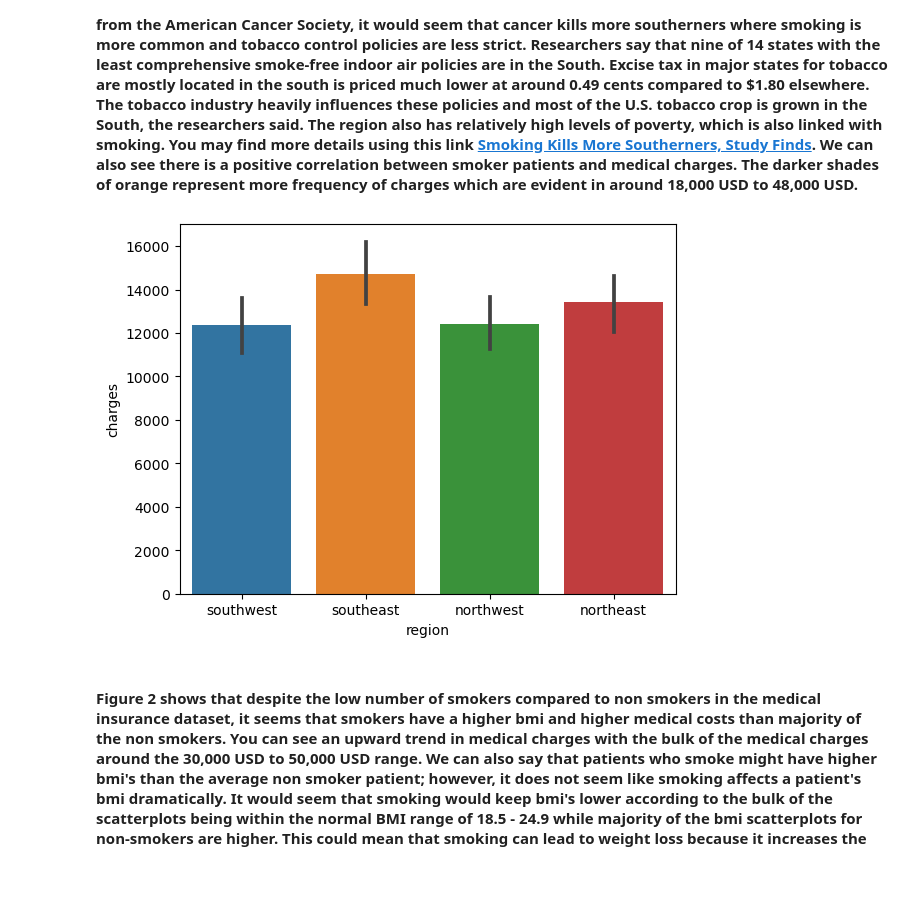
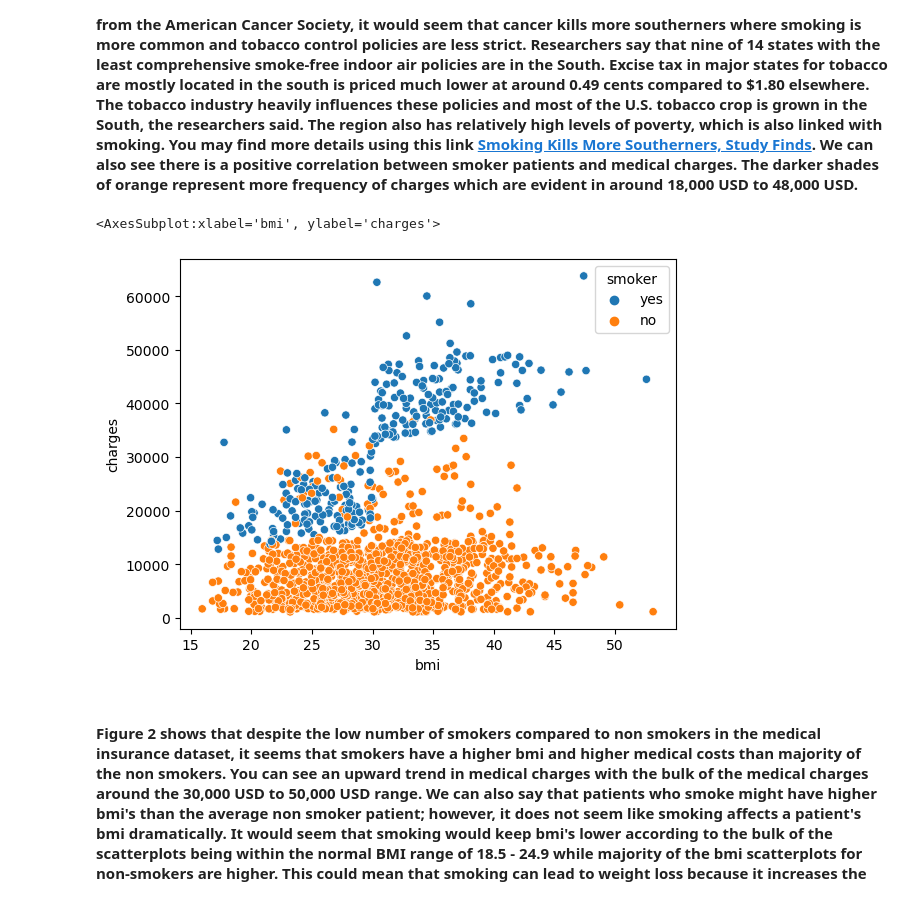
Before and after one commit to ubco-W2022T1-cosc301/project-group44, a Jupyter notebook: notebooks/analysis1.ipynb, the cells around one changed output. Saved outputs shown, nothing was run; the diff lists cells and outputs as text; code cells hidden in the pictures.

```diff
--- a/notebooks/analysis1.ipynb
+++ b/notebooks/analysis1.ipynb
@@ -274,10 +276,13 @@ Text(0.5, 1.0, 'Figure 1: Medical charge correspondence with Regions in the Unit
 # %% [markdown]
 #### Figure 1 shows that the majority of smokers come from the southeast region of the United States. It seems that smokers are well above the 10,000 USD range when it comes to medical charges. Comparing this to online sources, we can verify that the data vouches for several findings. According to findings from the American Cancer Society, it would seem that cancer kills more southerners where smoking is more common and tobacco control policies are less strict. Researchers say that nine of 14 states with the least comprehensive smoke-free indoor air policies are in the South. Excise tax in major states for tobacco are mostly located in the south is priced much lower at around 0.49 cents compared to $1.80 elsewhere. The tobacco industry heavily influences these policies and most of the U.S. tobacco crop is grown in the South, the researchers said. The region also has relatively high levels of poverty, which is also linked with smoking. You may find more details using this link [Smoking Kills More Southerners, Study Finds](https://www.nbcnews.com/health/cancer/smoking-kills-more-southerners-study-finds-n671921). We can also see there is a positive correlation between smoker patients and medical charges. The darker shades of orange represent more frequency of charges which are evident in around 18,000 USD to 48,000 USD.
 # %%
-sns.barplot(x='region', y='charges',hue='data=df_clean)
-plt.show()
+# sns.barplot(x='', y='charges', data=df_clean)
+# plt.show()
+
+sns.scatterplot(x='bmi', y='charges', hue='smoker', data=df_clean)
 # %% [output]
+<AxesSubplot:xlabel='bmi', ylabel='charges'>
-[figure, old version]
+[figure, new version]
 # %% [markdown]
 #### Figure 2 shows that despite the low number of smokers compared to non smokers in the medical insurance dataset, it seems that smokers have a higher bmi and higher medical costs than majority of the non smokers. You can see an upward trend in medical charges with the bulk of the medical charges around the 30,000 USD to 50,000 USD range. We can also say that patients who smoke might have higher bmi's than the average non smoker patient; however, it does not seem like smoking affects a patient's bmi dramatically. It would seem that smoking would keep bmi's lower according to the bulk of the scatterplots being within the normal BMI range of 18.5 - 24.9 while majority of the bmi scatterplots for non-smokers are higher. This could mean that smoking can lead to weight loss because it increases the amount of energy a person uses and creates disruptions to a persons appetite while eating. Then again, it is very difficult to determine whether we can deduce this from the data considering the dataset does not collect an fair sample.
 # %%
```
Also changed, not shown: parts of 5 cells of this notebook.
